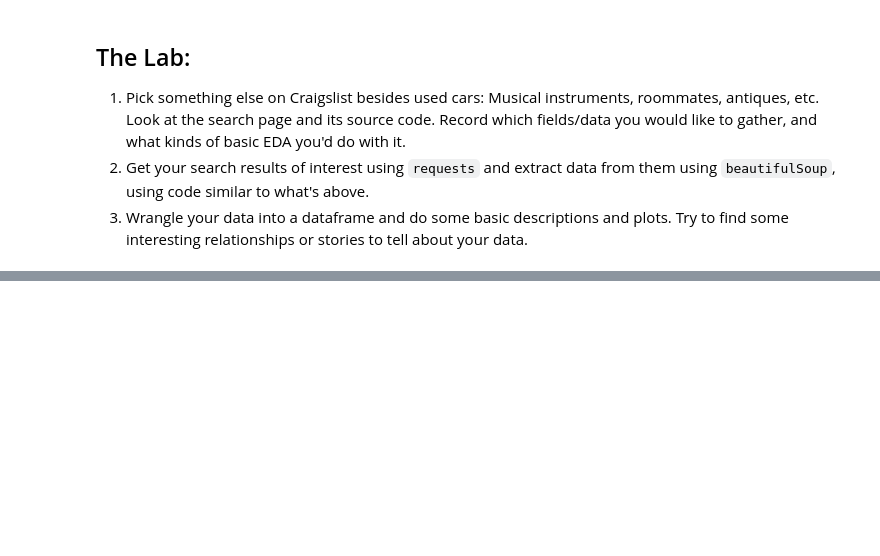
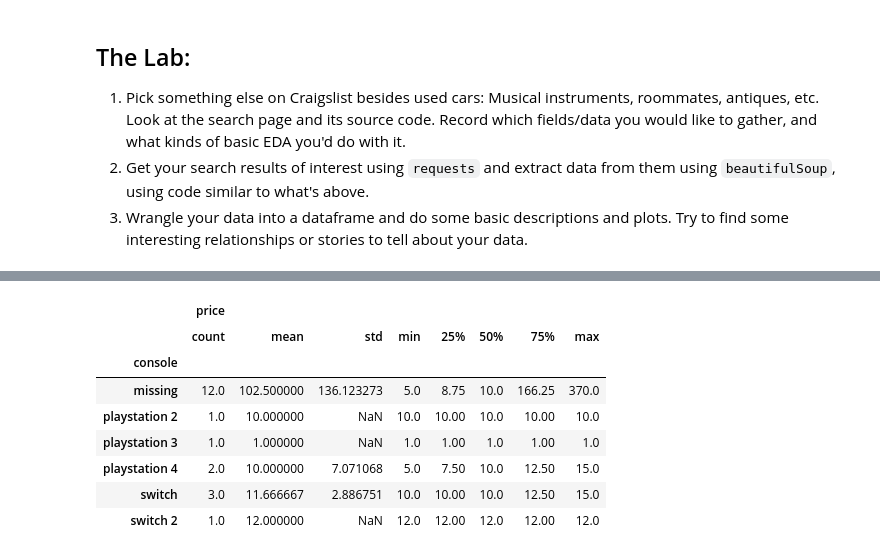
Before and after one commit to dylanmulieri/wrangling, a Jupyter notebook: lab/lab.ipynb, the cells around one changed output, grey strips where cells are left out. Drawn from its saved outputs; the diff is of its cells as text; code cells hidden in the pictures; blank space fills up the shorter version.

```diff
--- a/lab/lab.ipynb
+++ b/lab/lab.ipynb
@@ -209,0 +283,13 @@ log_age    -0.382435  1.000000
+# %%
+# Price by brand:
+df.loc[:,['price','console']].groupby('console').describe()
+# %% [output]
+|  | price |  |  |  |  |  |  |  |
+|  | count | mean | std | min | 25% | 50% | 75% | max |
+| console |  |  |  |  |  |  |  |  |
+| missing | 12.0 | 102.500000 | 136.123273 | 5.0 | 8.75 | 10.0 | 166.25 | 370.0 |
+| playstation 2 | 1.0 | 10.000000 | NaN | 10.0 | 10.00 | 10.0 | 10.00 | 10.0 |
+| playstation 3 | 1.0 | 1.000000 | NaN | 1.0 | 1.00 | 1.0 | 1.00 | 1.0 |
+| playstation 4 | 2.0 | 10.000000 | 7.071068 | 5.0 | 7.50 | 10.0 | 12.50 | 15.0 |
+| switch | 3.0 | 11.666667 | 2.886751 | 10.0 | 10.00 | 10.0 | 12.50 | 15.0 |
+| switch 2 | 1.0 | 12.000000 | NaN | 12.0 | 12.00 | 12.0 | 12.00 | 12.0 |
```
Also changed, not shown: parts of 5 cells of this notebook.
